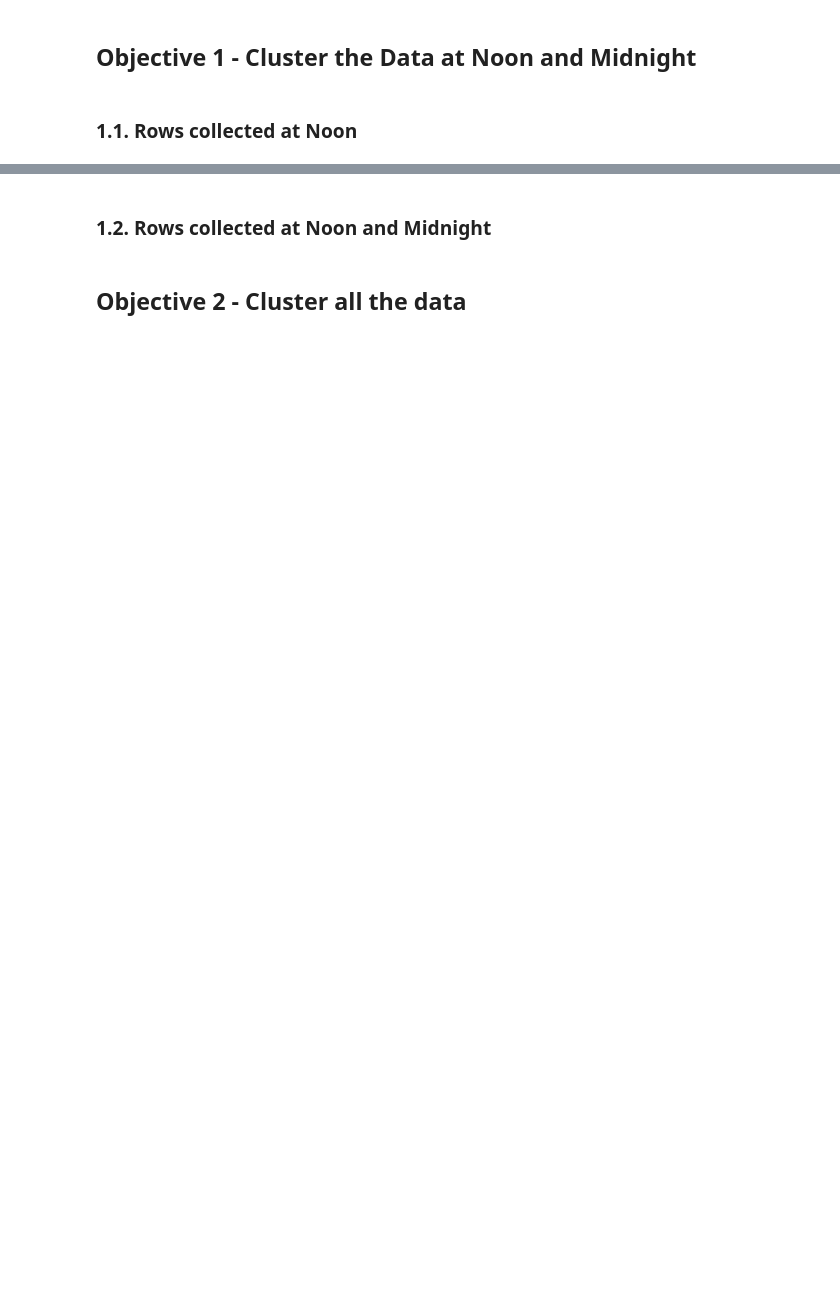
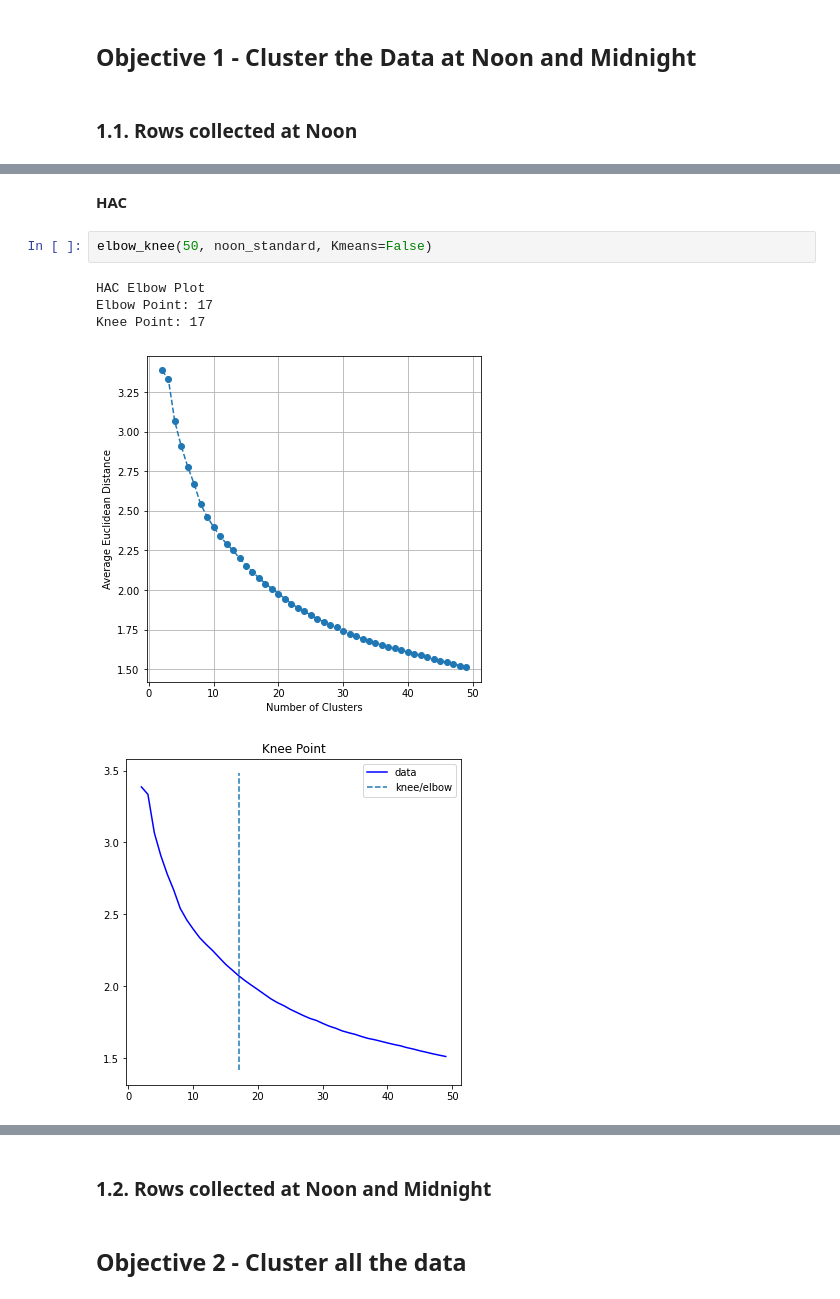
Before and after one commit to ray2g/Data-Mining-Projects, a Jupyter notebook: Homework Assignment 4/PD_TPC4_script.ipynb, the cells around one changed output, grey strips where cells are left out. Cells and saved outputs as stored; diff of their text form; blank space fills up the shorter version.

```diff
--- a/Homework Assignment 4/PD_TPC4_script.ipynb
+++ b/Homework Assignment 4/PD_TPC4_script.ipynb
@@ -289,0 +331,10 @@ cluster_analysis_results
+# %% [markdown]
+**HAC**
+# %%
+elbow_knee(50, noon_standard, Kmeans=False)
+# %% [output]
+HAC Elbow Plot
+Elbow Point: 17
+Knee Point: 17
+[figure, added]
+[figure, added]
```
Also changed, not shown: parts of 21 cells of this notebook.
